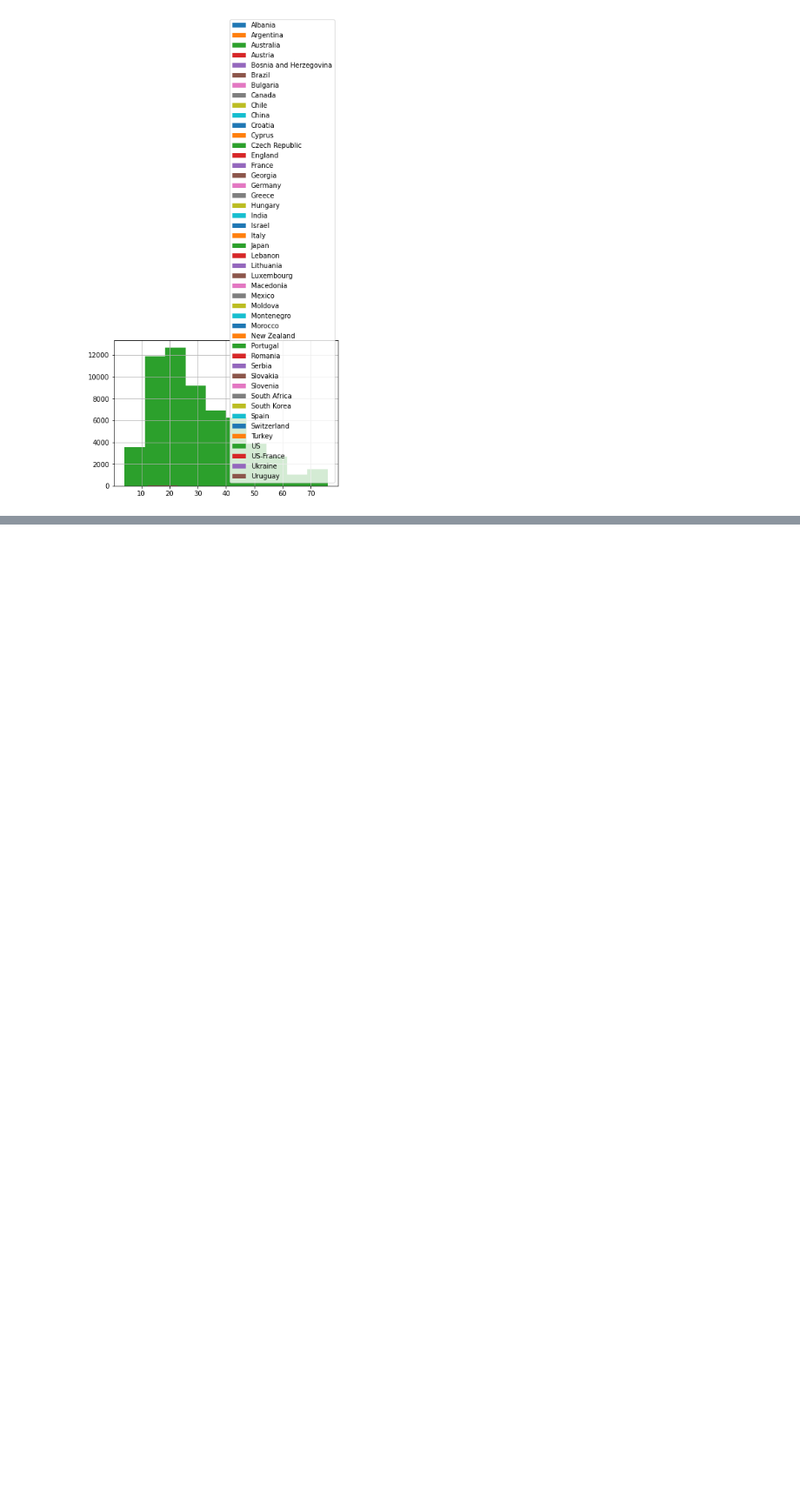
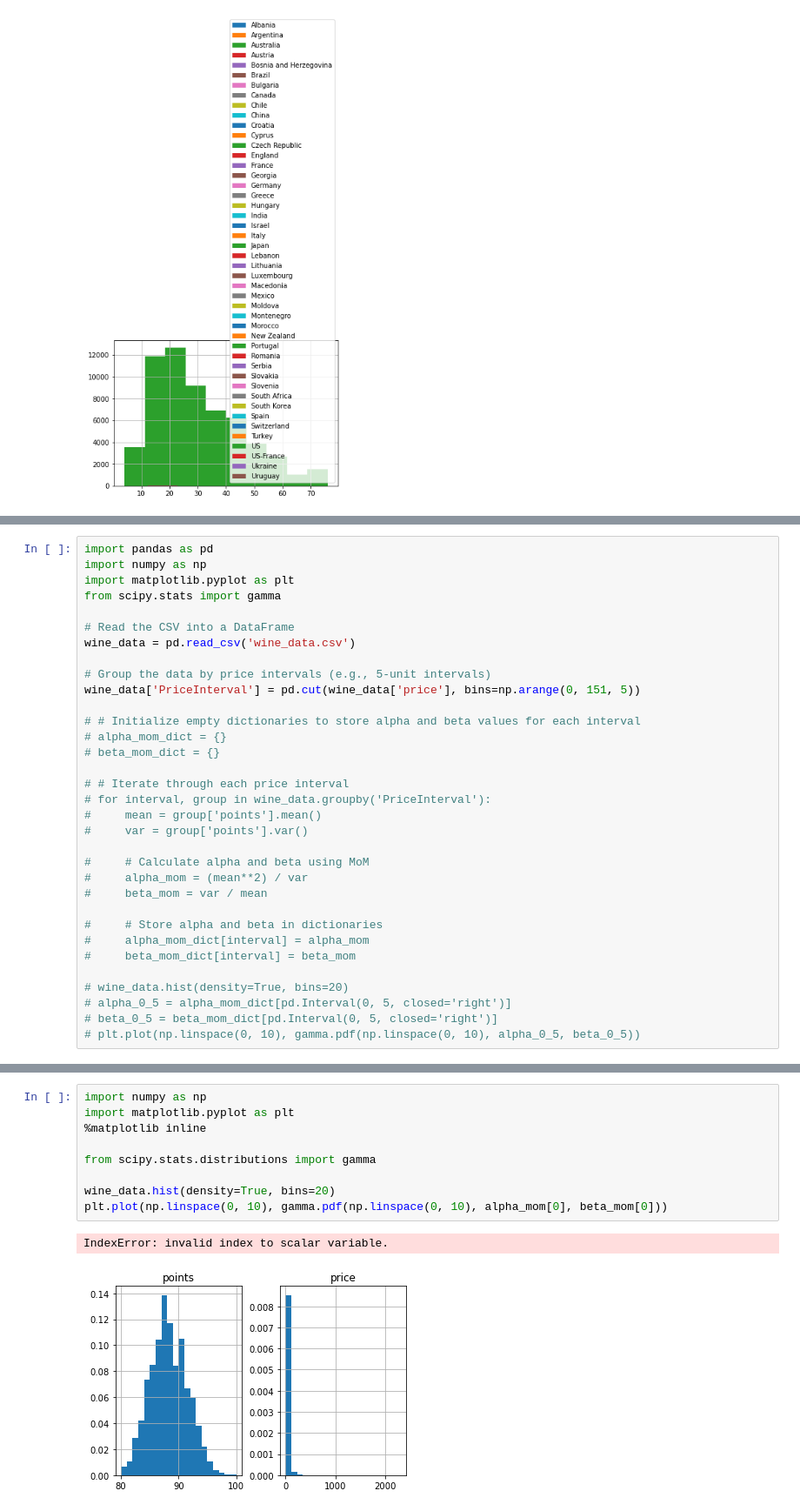
Before and after one commit to JasmnC/DS_MethodOfMovements, a Jupyter notebook: MoM.ipynb, the cells around one changed output, grey strips where cells are left out. Shown at 87% size. Saved outputs shown, nothing was run; the diff lists cells and outputs as text; blank space fills up the shorter version.

```diff
--- a/MoM.ipynb
+++ b/MoM.ipynb
@@ -109,0 +195,33 @@ TypeError: hist() got multiple values for argument 'x'
+# %%
+import pandas as pd
+import numpy as np
+import matplotlib.pyplot as plt
+from scipy.stats import gamma
+
+# Read the CSV into a DataFrame
+wine_data = pd.read_csv('wine_data.csv')
+
+# Group the data by price intervals (e.g., 5-unit intervals)
+wine_data['PriceInterval'] = pd.cut(wine_data['price'], bins=np.arange(0, 151, 5))
+
+# # Initialize empty dictionaries to store alpha and beta values for each interval
+# alpha_mom_dict = {}
+# beta_mom_dict = {}
+
+# # Iterate through each price interval
+# for interval, group in wine_data.groupby('PriceInterval'):
+#     mean = group['points'].mean()
+#     var = group['points'].var()
+
+#     # Calculate alpha and beta using MoM
+#     alpha_mom = (mean**2) / var
+#     beta_mom = var / mean
+
+#     # Store alpha and beta in dictionaries
+#     alpha_mom_dict[interval] = alpha_mom
+#     beta_mom_dict[interval] = beta_mom
+
+# wine_data.hist(density=True, bins=20)
+# alpha_0_5 = alpha_mom_dict[pd.Interval(0, 5, closed='right')]
+# beta_0_5 = beta_mom_dict[pd.Interval(0, 5, closed='right')]
+# plt.plot(np.linspace(0, 10), gamma.pdf(np.linspace(0, 10), alpha_0_5, beta_0_5))
@@ -109,0 +242,12 @@ TypeError: hist() got multiple values for argument 'x'
+# %%
+import numpy as np
+import matplotlib.pyplot as plt
+%matplotlib inline
+
+from scipy.stats.distributions import gamma
+
+wine_data.hist(density=True, bins=20)
+plt.plot(np.linspace(0, 10), gamma.pdf(np.linspace(0, 10), alpha_mom[0], beta_mom[0]))
+# %% [output]
+IndexError: invalid index to scalar variable.
+[figure, added]
```
Also changed, not shown: parts of 10 cells of this notebook.
